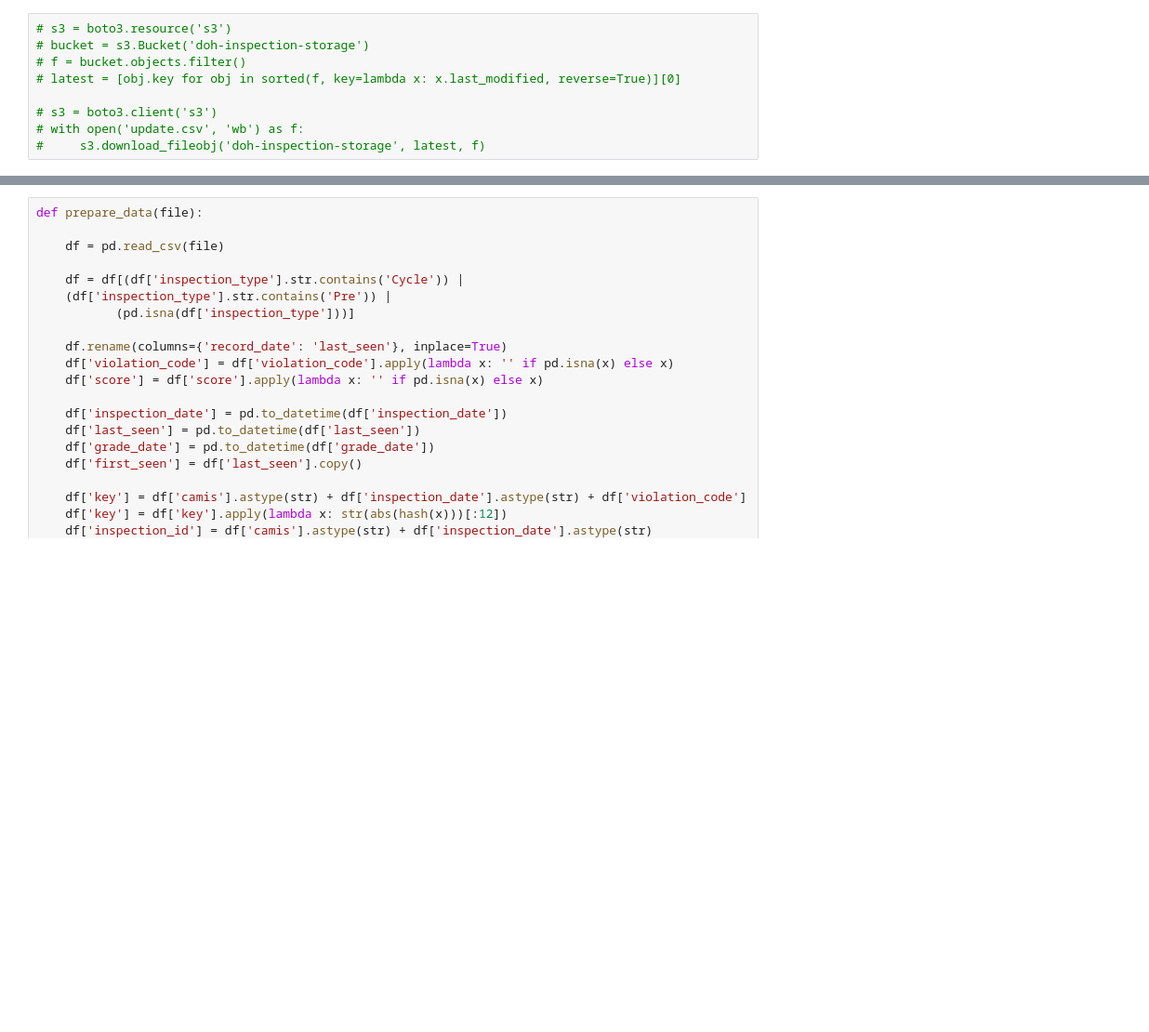
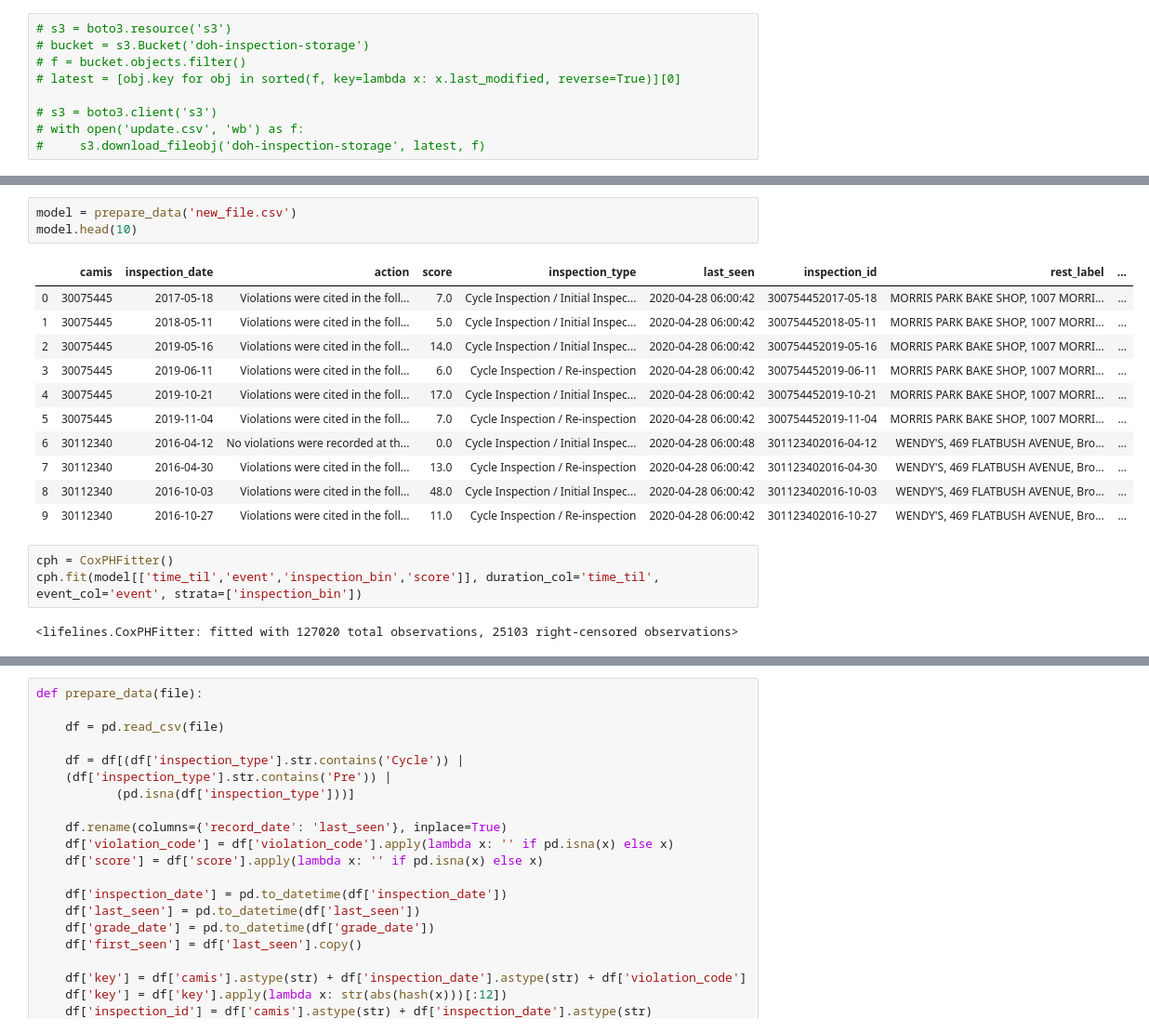
Before and after one commit to AdamWBeal/nyc_doh_predictor, a Jupyter notebook: scratchpad.ipynb, the cells around one changed output, grey strips where cells are left out. Shown: that part at 93% size. Drawn from its saved outputs; the diff is of its cells as text; blank space fills up the shorter version.

```diff
--- a/scratchpad.ipynb
+++ b/scratchpad.ipynb
@@ -15,0 +142,20 @@ import sqlalchemy
+# %%
+model = prepare_data('new_file.csv')
+model.head(10)
+# %% [output]
+|  | camis | inspection_date | action | score | inspection_type | last_seen | inspection_id | rest_label | ... |
+| 0 | 30075445 | 2017-05-18 | Violations were cited in the foll... | 7.0 | Cycle Inspection / Initial Inspec... | 2020-04-28 06:00:42 | 300754452017-05-18 | MORRIS PARK BAKE SHOP, 1007 MORRI... | ... |
+| 1 | 30075445 | 2018-05-11 | Violations were cited in the foll... | 5.0 | Cycle Inspection / Initial Inspec... | 2020-04-28 06:00:42 | 300754452018-05-11 | MORRIS PARK BAKE SHOP, 1007 MORRI... | ... |
+| 2 | 30075445 | 2019-05-16 | Violations were cited in the foll... | 14.0 | Cycle Inspection / Initial Inspec... | 2020-04-28 06:00:42 | 300754452019-05-16 | MORRIS PARK BAKE SHOP, 1007 MORRI... | ... |
+| 3 | 30075445 | 2019-06-11 | Violations were cited in the foll... | 6.0 | Cycle Inspection / Re-inspection | 2020-04-28 06:00:42 | 300754452019-06-11 | MORRIS PARK BAKE SHOP, 1007 MORRI... | ... |
+| 4 | 30075445 | 2019-10-21 | Violations were cited in the foll... | 17.0 | Cycle Inspection / Initial Inspec... | 2020-04-28 06:00:42 | 300754452019-10-21 | MORRIS PARK BAKE SHOP, 1007 MORRI... | ... |
+| 5 | 30075445 | 2019-11-04 | Violations were cited in the foll... | 7.0 | Cycle Inspection / Re-inspection | 2020-04-28 06:00:42 | 300754452019-11-04 | MORRIS PARK BAKE SHOP, 1007 MORRI... | ... |
+| 6 | 30112340 | 2016-04-12 | No violations were recorded at th... | 0.0 | Cycle Inspection / Initial Inspec... | 2020-04-28 06:00:48 | 301123402016-04-12 | WENDY'S, 469 FLATBUSH AVENUE, Bro... | ... |
+| 7 | 30112340 | 2016-04-30 | Violations were cited in the foll... | 13.0 | Cycle Inspection / Re-inspection | 2020-04-28 06:00:42 | 301123402016-04-30 | WENDY'S, 469 FLATBUSH AVENUE, Bro... | ... |
+| 8 | 30112340 | 2016-10-03 | Violations were cited in the foll... | 48.0 | Cycle Inspection / Initial Inspec... | 2020-04-28 06:00:42 | 301123402016-10-03 | WENDY'S, 469 FLATBUSH AVENUE, Bro... | ... |
+| 9 | 30112340 | 2016-10-27 | Violations were cited in the foll... | 11.0 | Cycle Inspection / Re-inspection | 2020-04-28 06:00:42 | 301123402016-10-27 | WENDY'S, 469 FLATBUSH AVENUE, Bro... | ... |
+# %%
+cph = CoxPHFitter()
+cph.fit(model[['time_til','event','inspection_bin','score']], duration_col='time_til', event_col='event', strata=['inspection_bin'])
+# %% [output]
+<lifelines.CoxPHFitter: fitted with 127020 total observations, 25103 right-censored observations>
```
Also changed, not shown: parts of 42 cells of this notebook, 13 other files.
